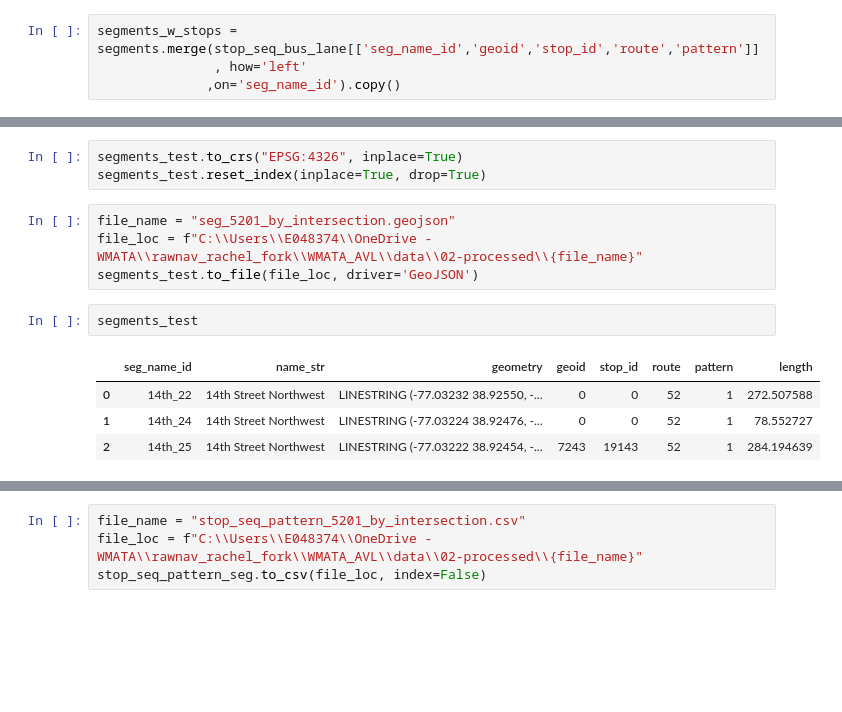
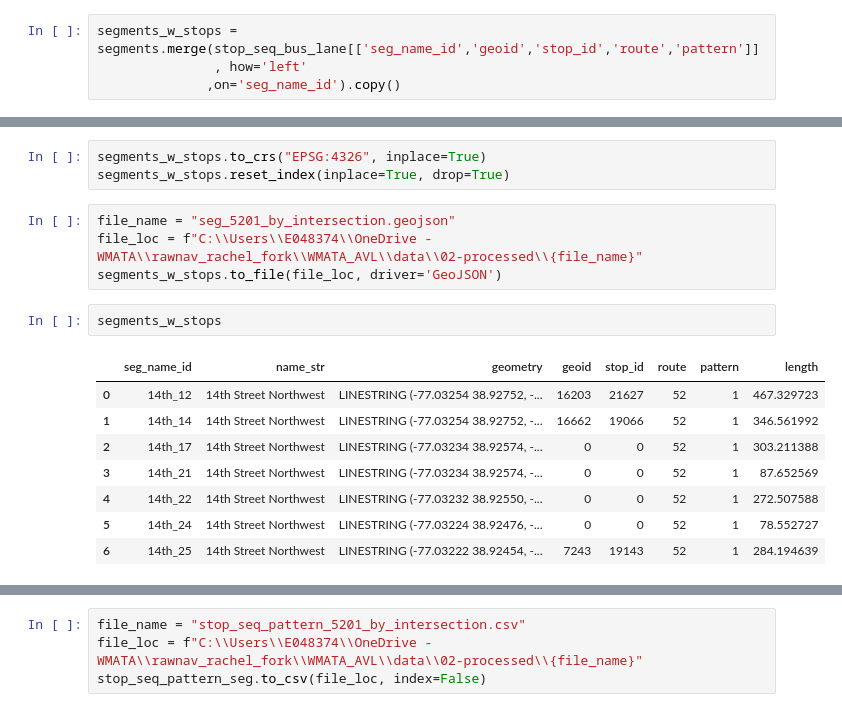
Before and after one commit to stevenschrayer/WMATA_AVL, a Jupyter notebook: analysis/bus-lane-analysis/03_create_bus_lane_segments_by_intersection.ipynb, the cells around one changed output, grey strips where cells are left out. Cells and saved outputs as stored; diff of their text form; blank space fills up the shorter version.

```diff
--- a/analysis/bus-lane-analysis/03_create_bus_lane_segments_by_intersection.ipynb
+++ b/analysis/bus-lane-analysis/03_create_bus_lane_segments_by_intersection.ipynb
@@ -186,15 +198,19 @@ segments_test
 # %%
-segments_test.to_crs("EPSG:4326", inplace=True)
-segments_test.reset_index(inplace=True, drop=True)
+segments_w_stops.to_crs("EPSG:4326", inplace=True)
+segments_w_stops.reset_index(inplace=True, drop=True)
 # %%
 file_name = "seg_5201_by_intersection.geojson"
 file_loc = f"C:\\Users\\E048374\\OneDrive - WMATA\\rawnav_rachel_fork\\WMATA_AVL\\data\\02-processed\\{file_name}"
-segments_test.to_file(file_loc, driver='GeoJSON')
+segments_w_stops.to_file(file_loc, driver='GeoJSON')
-# %%
-segments_test
-# %% [output]
-|  | seg_name_id | name_str | geometry | geoid | stop_id | route | pattern | length |
-| 0 | 14th_22 | 14th Street Northwest | LINESTRING (-77.03232 38.92550, -... | 0 | 0 | 52 | 1 | 272.507588 |
-| 1 | 14th_24 | 14th Street Northwest | LINESTRING (-77.03224 38.92476, -... | 0 | 0 | 52 | 1 | 78.552727 |
-| 2 | 14th_25 | 14th Street Northwest | LINESTRING (-77.03222 38.92454, -... | 7243 | 19143 | 52 | 1 | 284.194639 |
+# %%
+segments_w_stops
+# %% [output]
+|  | seg_name_id | name_str | geometry | geoid | stop_id | route | pattern | length |
+| 0 | 14th_12 | 14th Street Northwest | LINESTRING (-77.03254 38.92752, -... | 16203 | 21627 | 52 | 1 | 467.329723 |
+| 1 | 14th_14 | 14th Street Northwest | LINESTRING (-77.03254 38.92752, -... | 16662 | 19066 | 52 | 1 | 346.561992 |
+| 2 | 14th_17 | 14th Street Northwest | LINESTRING (-77.03234 38.92574, -... | 0 | 0 | 52 | 1 | 303.211388 |
+| 3 | 14th_21 | 14th Street Northwest | LINESTRING (-77.03234 38.92574, -... | 0 | 0 | 52 | 1 | 87.652569 |
+| 4 | 14th_22 | 14th Street Northwest | LINESTRING (-77.03232 38.92550, -... | 0 | 0 | 52 | 1 | 272.507588 |
+| 5 | 14th_24 | 14th Street Northwest | LINESTRING (-77.03224 38.92476, -... | 0 | 0 | 52 | 1 | 78.552727 |
+| 6 | 14th_25 | 14th Street Northwest | LINESTRING (-77.03222 38.92454, -... | 7243 | 19143 | 52 | 1 | 284.194639 |
 # %%
```
Also changed, not shown: parts of 20 cells of this notebook, 18 other files.
